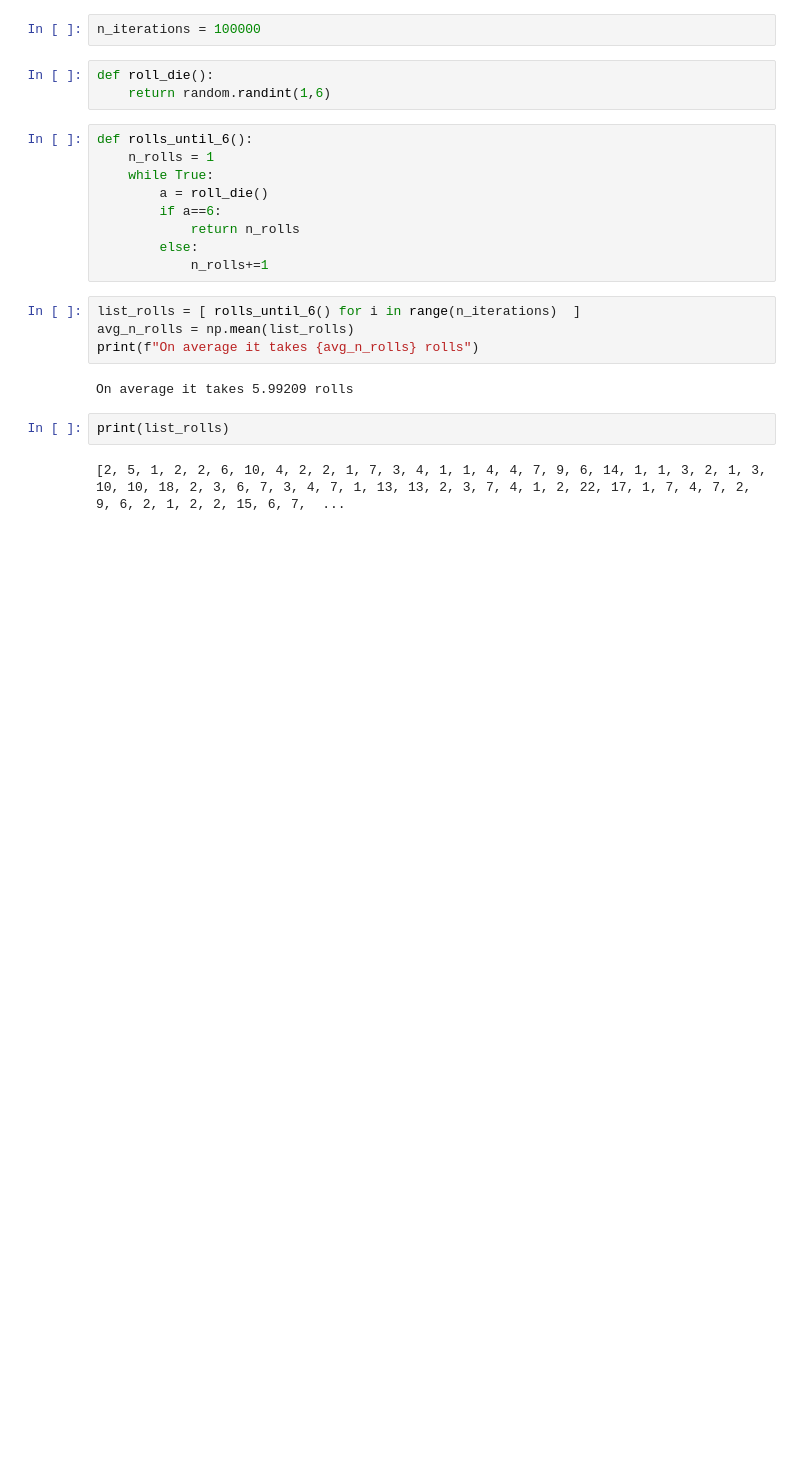
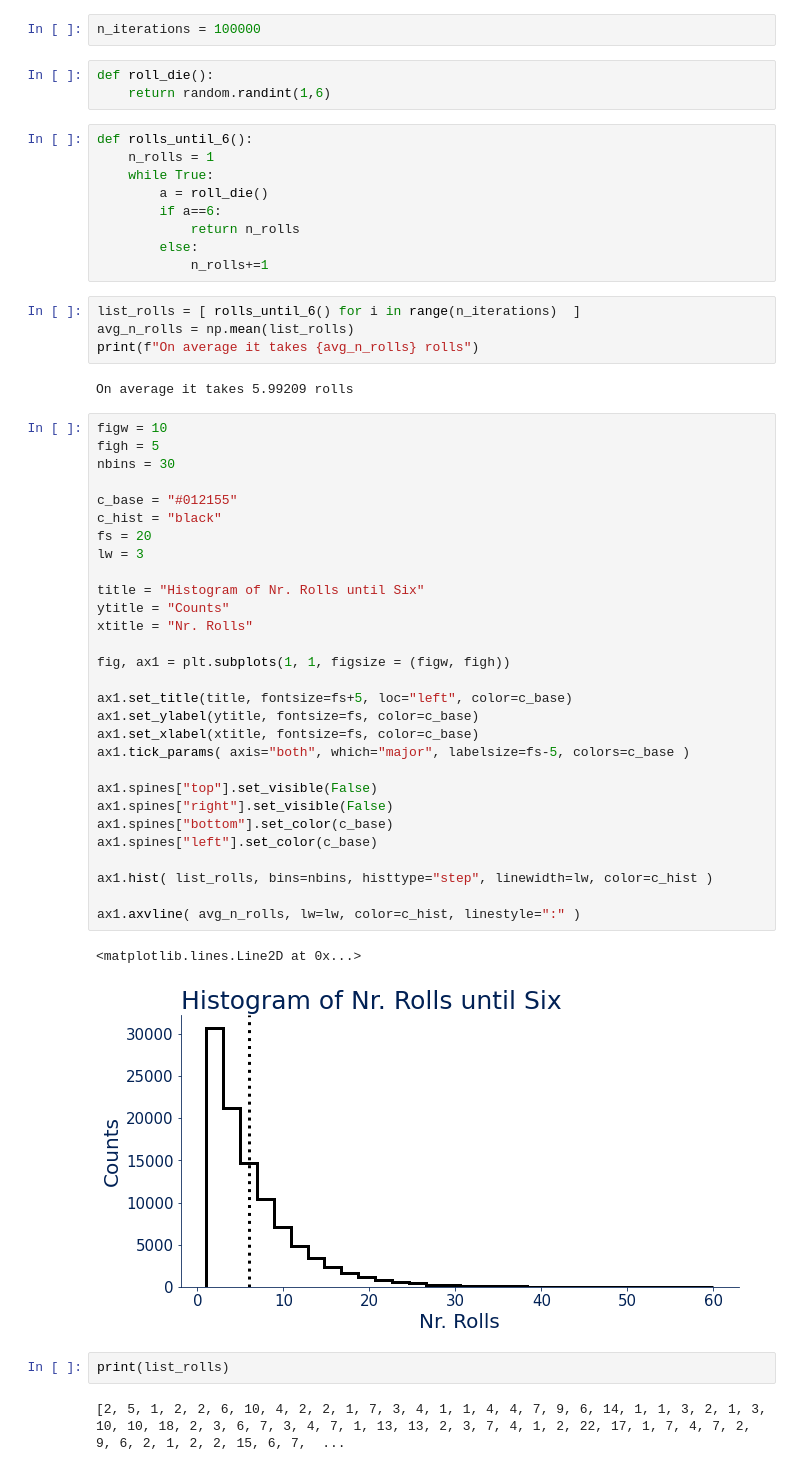
Before and after one commit to tmrhombus/CodingPractice, a Jupyter notebook: mosteller/04_TrialsUntilSuccess/simulation.ipynb, the cells around one changed output. Saved outputs shown, nothing was run; the diff lists cells and outputs as text; blank space fills up the shorter version.

Commit message:
plot simulation results

```diff
--- a/mosteller/04_TrialsUntilSuccess/simulation.ipynb
+++ b/mosteller/04_TrialsUntilSuccess/simulation.ipynb
@@ -21,6 +22,38 @@ avg_n_rolls = np.mean(list_rolls)
 print(f"On average it takes {avg_n_rolls} rolls")
 # %% [output]
 On average it takes 5.99209 rolls
+# %%
+figw = 10
+figh = 5
+nbins = 30
+
+c_base = "#012155"
+c_hist = "black"
+fs = 20
+lw = 3
+
+title = "Histogram of Nr. Rolls until Six"
+ytitle = "Counts"
+xtitle = "Nr. Rolls"
+
+fig, ax1 = plt.subplots(1, 1, figsize = (figw, figh))
+
+ax1.set_title(title, fontsize=fs+5, loc="left", color=c_base)
+ax1.set_ylabel(ytitle, fontsize=fs, color=c_base)
+ax1.set_xlabel(xtitle, fontsize=fs, color=c_base)
+ax1.tick_params( axis="both", which="major", labelsize=fs-5, colors=c_base )
+
+ax1.spines["top"].set_visible(False)
+ax1.spines["right"].set_visible(False)
+ax1.spines["bottom"].set_color(c_base)
+ax1.spines["left"].set_color(c_base)
+
+ax1.hist( list_rolls, bins=nbins, histtype="step", linewidth=lw, color=c_hist )
+
+ax1.axvline( avg_n_rolls, lw=lw, color=c_hist, linestyle=":" )
+# %% [output]
+<matplotlib.lines.Line2D at 0x...>
+[figure, added]
 # %%
 print(list_rolls)
 # %% [output]
```
Also changed, not shown: parts of 1 cell of this notebook.
